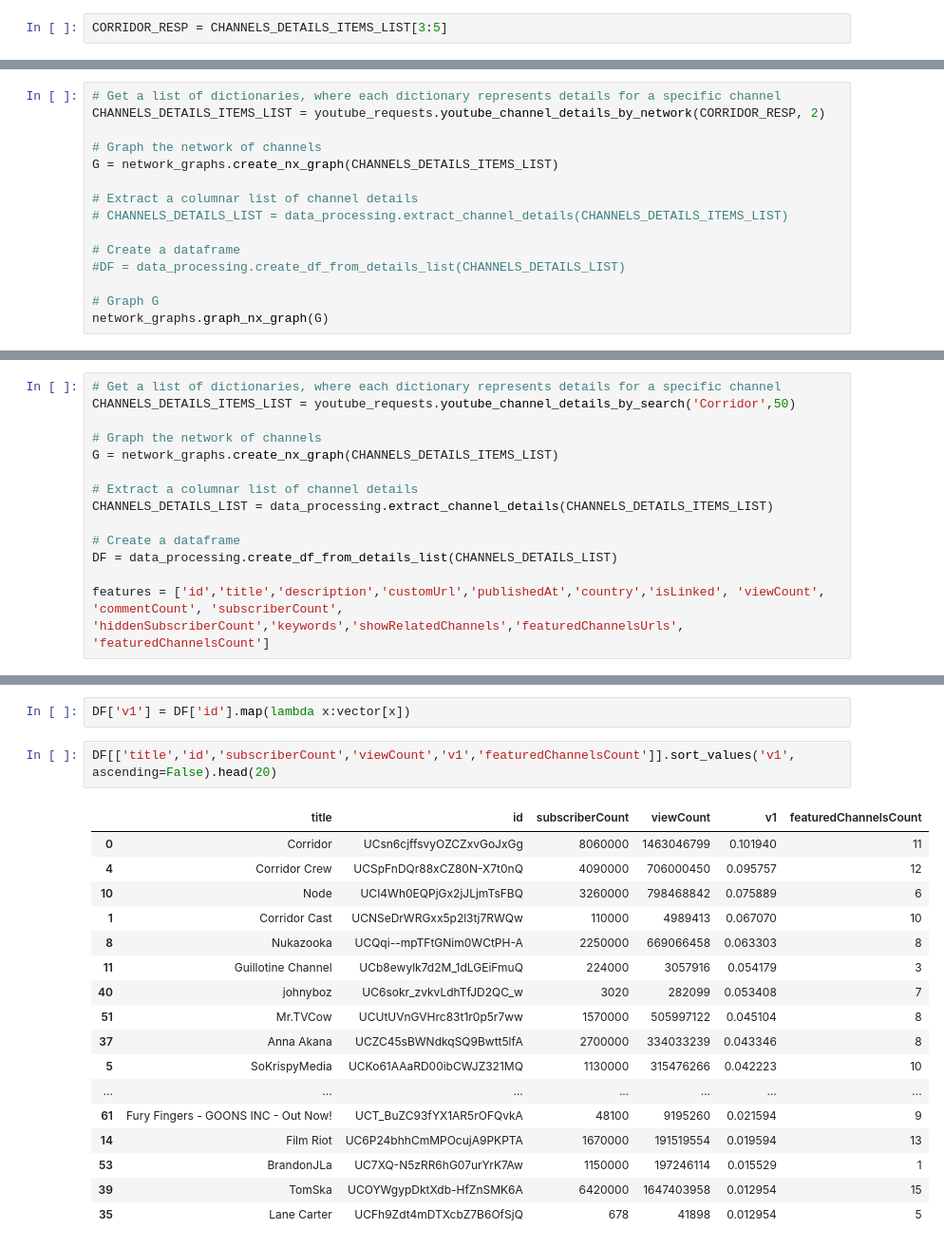
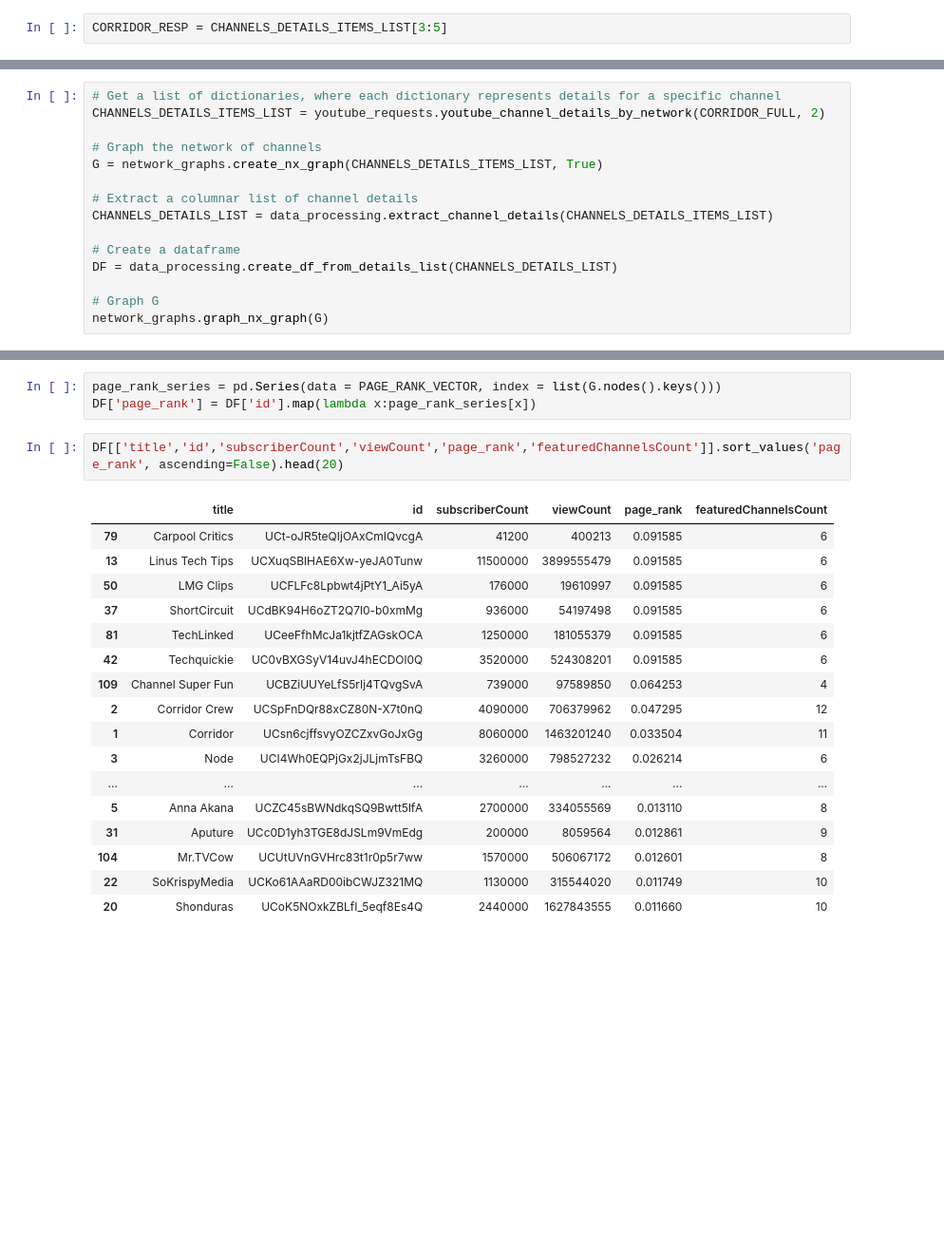
Before and after one commit to DanOvad/youtube-channel-analysis, a Jupyter notebook: youtube_data.ipynb, the cells around one changed output, grey strips where cells are left out. Shown at 95% size. Cells and saved outputs as stored; diff of their text form; blank space fills up the shorter version.

```diff
--- a/youtube_data.ipynb
+++ b/youtube_data.ipynb
@@ -82,15 +90,15 @@ IndexError: list index out of range
 # %%
 # Get a list of dictionaries, where each dictionary represents details for a specific channel
-CHANNELS_DETAILS_ITEMS_LIST = youtube_requests.youtube_channel_details_by_network(CORRIDOR_RESP, 2)
+CHANNELS_DETAILS_ITEMS_LIST = youtube_requests.youtube_channel_details_by_network(CORRIDOR_FULL, 2)
 
 # Graph the network of channels
-G = network_graphs.create_nx_graph(CHANNELS_DETAILS_ITEMS_LIST)
+G = network_graphs.create_nx_graph(CHANNELS_DETAILS_ITEMS_LIST, True)
 
 # Extract a columnar list of channel details
-# CHANNELS_DETAILS_LIST = data_processing.extract_channel_details(CHANNELS_DETAILS_ITEMS_LIST)
+CHANNELS_DETAILS_LIST = data_processing.extract_channel_details(CHANNELS_DETAILS_ITEMS_LIST)
 
 # Create a dataframe
-#DF = data_processing.create_df_from_details_list(CHANNELS_DETAILS_LIST)
+DF = data_processing.create_df_from_details_list(CHANNELS_DETAILS_LIST)
 
 # Graph G
 network_graphs.graph_nx_graph(G)
@@ -171,14 +110,0 @@ network_graphs.plotly_network_graph(H)
-# %%
-# Get a list of dictionaries, where each dictionary represents details for a specific channel
-CHANNELS_DETAILS_ITEMS_LIST = youtube_requests.youtube_channel_details_by_search('Corridor',50)
-
-# Graph the network of channels
-G = network_graphs.create_nx_graph(CHANNELS_DETAILS_ITEMS_LIST)
-
-# Extract a columnar list of channel details
-CHANNELS_DETAILS_LIST = data_processing.extract_channel_details(CHANNELS_DETAILS_ITEMS_LIST)
-
-# Create a dataframe
-DF = data_processing.create_df_from_details_list(CHANNELS_DETAILS_LIST)
-
-features = ['id','title','description','customUrl','publishedAt','country','isLinked', 'viewCount', 'commentCount', 'subscriberCount', 'hiddenSubscriberCount','keywords','showRelatedChannels','featuredChannelsUrls', 'featuredChannelsCount']
@@ -211,22 +115,23 @@ vector = pd.Series(data = PAGE_RANK_VECTOR, index = CHANNELIDS)
-# %%
-DF['v1'] = DF['id'].map(lambda x:vector[x])
+# %%
+page_rank_series = pd.Series(data = PAGE_RANK_VECTOR, index = list(G.nodes().keys()))
+DF['page_rank'] = DF['id'].map(lambda x:page_rank_series[x])
 # %%
-DF[['title','id','subscriberCount','viewCount','v1','featuredChannelsCount']].sort_values('v1', ascending=False).head(20)
+DF[['title','id','subscriberCount','viewCount','page_rank','featuredChannelsCount']].sort_values('page_rank', ascending=False).head(20)
 # %% [output]
-|  | title | id | subscriberCount | viewCount | v1 | featuredChannelsCount |
-| 0 | Corridor | UCsn6cjffsvyOZCZxvGoJxGg | 8060000 | 1463046799 | 0.101940 | 11 |
-| 4 | Corridor Crew | UCSpFnDQr88xCZ80N-X7t0nQ | 4090000 | 706000450 | 0.095757 | 12 |
-| 10 | Node | UCI4Wh0EQPjGx2jJLjmTsFBQ | 3260000 | 798468842 | 0.075889 | 6 |
-| 1 | Corridor Cast | UCNSeDrWRGxx5p2l3tj7RWQw | 110000 | 4989413 | 0.067070 | 10 |
-| 8 | Nukazooka | UCQqi--mpTFtGNim0WCtPH-A | 2250000 | 669066458 | 0.063303 | 8 |
-| 11 | Guillotine Channel | UCb8ewylk7d2M_1dLGEiFmuQ | 224000 | 3057916 | 0.054179 | 3 |
-| 40 | johnyboz | UC6sokr_zvkvLdhTfJD2QC_w | 3020 | 282099 | 0.053408 | 7 |
-| 51 | Mr.TVCow | UCUtUVnGVHrc83t1r0p5r7ww | 1570000 | 505997122 | 0.045104 | 8 |
-| 37 | Anna Akana | UCZC45sBWNdkqSQ9Bwtt5lfA | 2700000 | 334033239 | 0.043346 | 8 |
-| 5 | SoKrispyMedia | UCKo61AAaRD00ibCWJZ321MQ | 1130000 | 315476266 | 0.042223 | 10 |
+|  | title | id | subscriberCount | viewCount | page_rank | featuredChannelsCount |
+| 79 | Carpool Critics | UCt-oJR5teQIjOAxCmIQvcgA | 41200 | 400213 | 0.091585 | 6 |
+| 13 | Linus Tech Tips | UCXuqSBlHAE6Xw-yeJA0Tunw | 11500000 | 3899555479 | 0.091585 | 6 |
+| 50 | LMG Clips | UCFLFc8Lpbwt4jPtY1_Ai5yA | 176000 | 19610997 | 0.091585 | 6 |
+| 37 | ShortCircuit | UCdBK94H6oZT2Q7l0-b0xmMg | 936000 | 54197498 | 0.091585 | 6 |
+| 81 | TechLinked | UCeeFfhMcJa1kjtfZAGskOCA | 1250000 | 181055379 | 0.091585 | 6 |
+| 42 | Techquickie | UC0vBXGSyV14uvJ4hECDOl0Q | 3520000 | 524308201 | 0.091585 | 6 |
+| 109 | Channel Super Fun | UCBZiUUYeLfS5rIj4TQvgSvA | 739000 | 97589850 | 0.064253 | 4 |
+| 2 | Corridor Crew | UCSpFnDQr88xCZ80N-X7t0nQ | 4090000 | 706379962 | 0.047295 | 12 |
+| 1 | Corridor | UCsn6cjffsvyOZCZxvGoJxGg | 8060000 | 1463201240 | 0.033504 | 11 |
+| 3 | Node | UCI4Wh0EQPjGx2jJLjmTsFBQ | 3260000 | 798527232 | 0.026214 | 6 |
 | ... | ... | ... | ... | ... | ... | ... |
-| 61 | Fury Fingers - GOONS INC - Out Now! | UCT_BuZC93fYX1AR5rOFQvkA | 48100 | 9195260 | 0.021594 | 9 |
-| 14 | Film Riot | UC6P24bhhCmMPOcujA9PKPTA | 1670000 | 191519554 | 0.019594 | 13 |
-| 53 | BrandonJLa | UC7XQ-N5zRR6hG07urYrK7Aw | 1150000 | 197246114 | 0.015529 | 1 |
-| 39 | TomSka | UCOYWgypDktXdb-HfZnSMK6A | 6420000 | 1647403958 | 0.012954 | 15 |
-| 35 | Lane Carter | UCFh9Zdt4mDTXcbZ7B6OfSjQ | 678 | 41898 | 0.012954 | 5 |
+| 5 | Anna Akana | UCZC45sBWNdkqSQ9Bwtt5lfA | 2700000 | 334055569 | 0.013110 | 8 |
+| 31 | Aputure | UCc0D1yh3TGE8dJSLm9VmEdg | 200000 | 8059564 | 0.012861 | 9 |
+| 104 | Mr.TVCow | UCUtUVnGVHrc83t1r0p5r7ww | 1570000 | 506067172 | 0.012601 | 8 |
+| 22 | SoKrispyMedia | UCKo61AAaRD00ibCWJZ321MQ | 1130000 | 315544020 | 0.011749 | 10 |
+| 20 | Shonduras | UCoK5NOxkZBLfI_5eqf8Es4Q | 2440000 | 1627843555 | 0.011660 | 10 |
```
Also changed, not shown: parts of 70 cells of this notebook, 1 other file.
